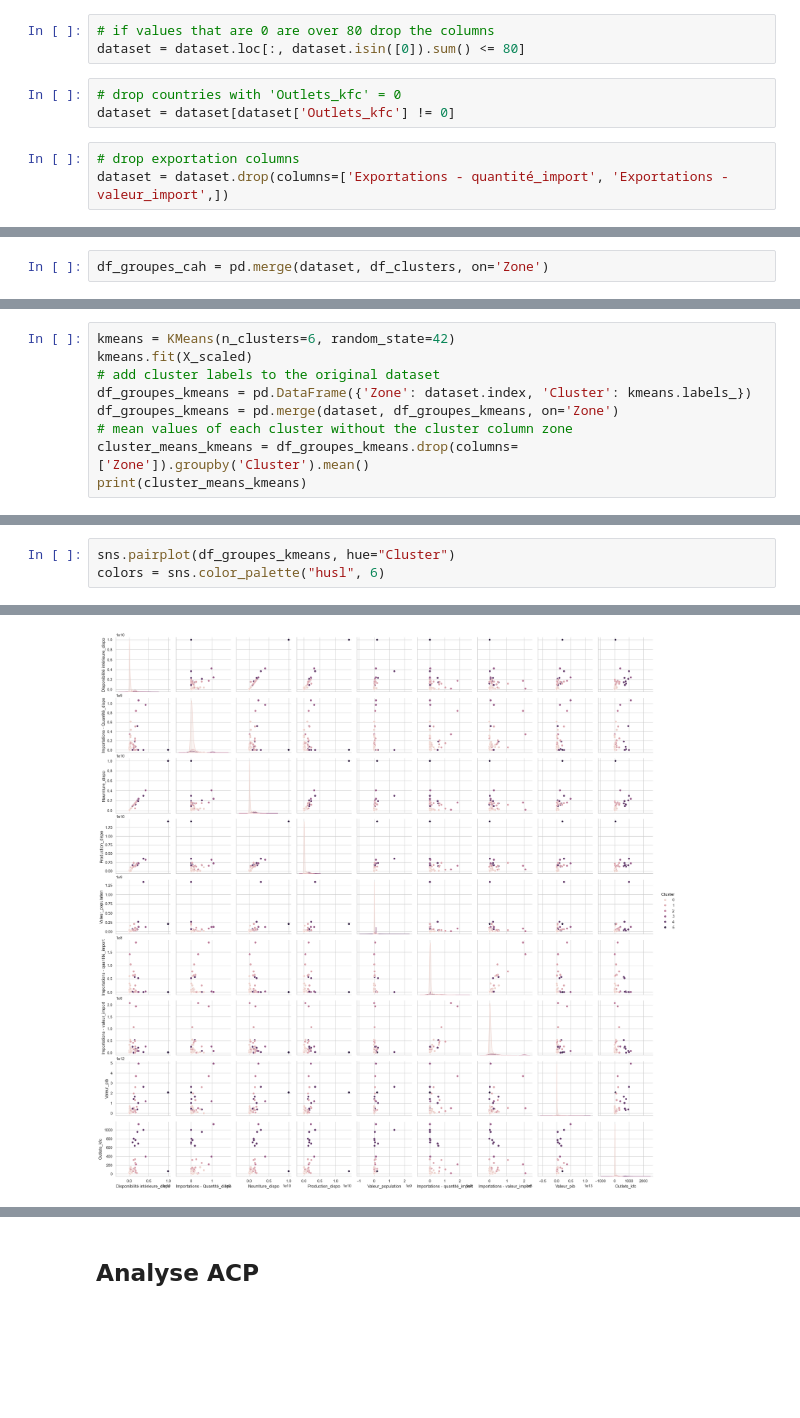
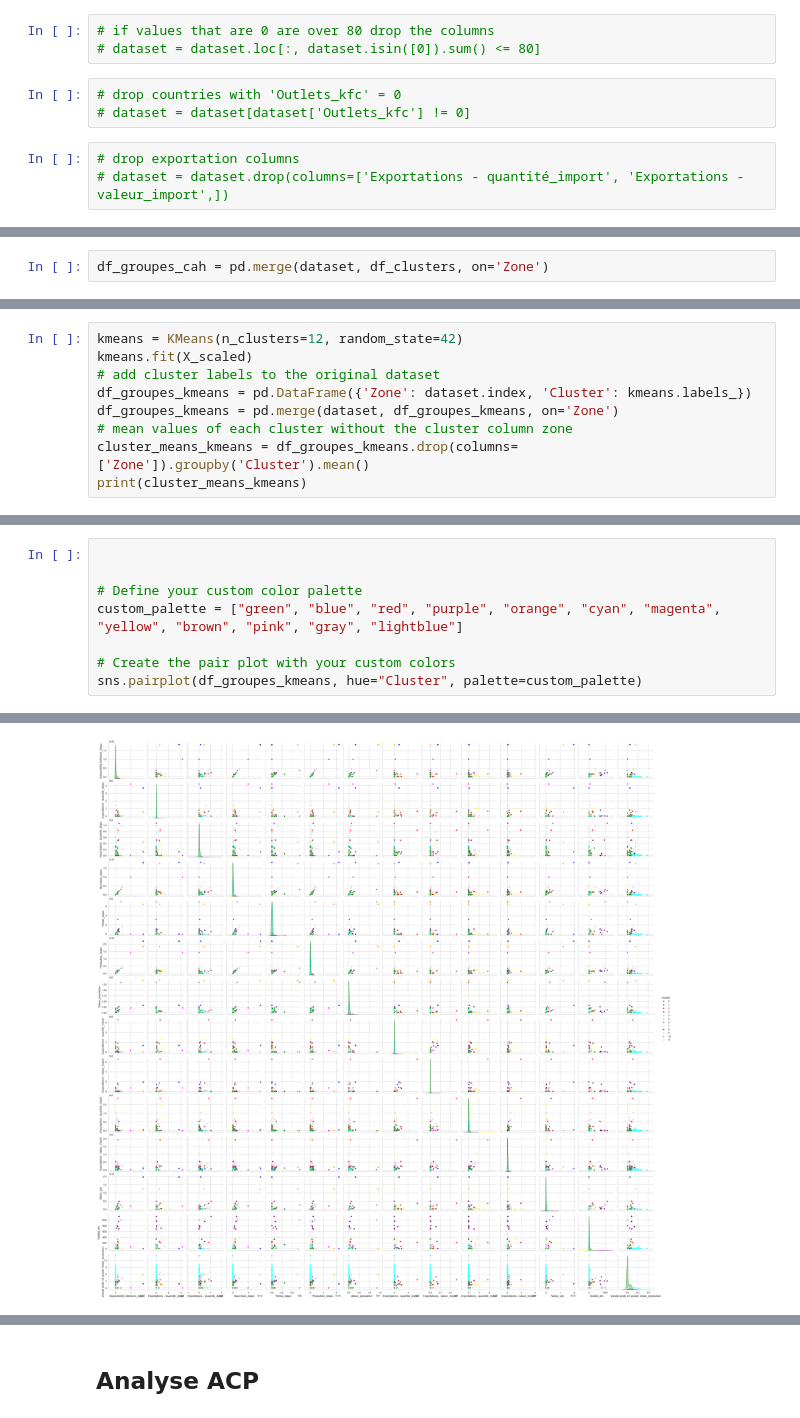
Before and after one commit to RubenKraan/data_analyst_openclassrooms, a Jupyter notebook: projet 11/projet_11_2.ipynb, the cells around one changed output, grey strips where cells are left out. Drawn from its saved outputs; the diff is of its cells as text; blank space fills up the shorter version.

```diff
--- a/projet 11/projet_11_2.ipynb
+++ b/projet 11/projet_11_2.ipynb
@@ -53,13 +54,13 @@ Viande poids vif, poulet, totale_production     88
 dtype: int64
 # %%
 # if values that are 0 are over 80 drop the columns
-dataset = dataset.loc[:, dataset.isin([0]).sum() <= 80]
+# dataset = dataset.loc[:, dataset.isin([0]).sum() <= 80]
 # %%
 # drop countries with 'Outlets_kfc' = 0
-dataset = dataset[dataset['Outlets_kfc'] != 0]
+# dataset = dataset[dataset['Outlets_kfc'] != 0]
 # %%
 # drop exportation columns
-dataset = dataset.drop(columns=['Exportations - quantité_import', 'Exportations - valeur_import',])
+# dataset = dataset.drop(columns=['Exportations - quantité_import', 'Exportations - valeur_import',])
 # %% [markdown]
 ## Analyse dataset
 # %%
@@ -201,5 +262,5 @@ plt.show()
 # %%
-kmeans = KMeans(n_clusters=6, random_state=42)
+kmeans = KMeans(n_clusters=12, random_state=42)
 kmeans.fit(X_scaled)
 # add cluster labels to the original dataset
 df_groupes_kmeans = pd.DataFrame({'Zone': dataset.index, 'Cluster': kmeans.labels_})
@@ -241,5 +307,10 @@ Cluster
 Name: count, dtype: int64
 # %%
-sns.pairplot(df_groupes_kmeans, hue="Cluster")
-colors = sns.color_palette("husl", 6)
+
+
+# Define your custom color palette
+custom_palette = ["green", "blue", "red", "purple", "orange", "cyan", "magenta", "yellow", "brown", "pink", "gray", "lightblue"]
+
+# Create the pair plot with your custom colors
+sns.pairplot(df_groupes_kmeans, hue="Cluster", palette=custom_palette)
 # %% [output]
@@ -246 +318 @@ colors = sns.color_palette("husl", 6)
-[figure, old version]
+[figure, new version]
```
Also changed, not shown: parts of 16 cells of this notebook, 6 other files.
